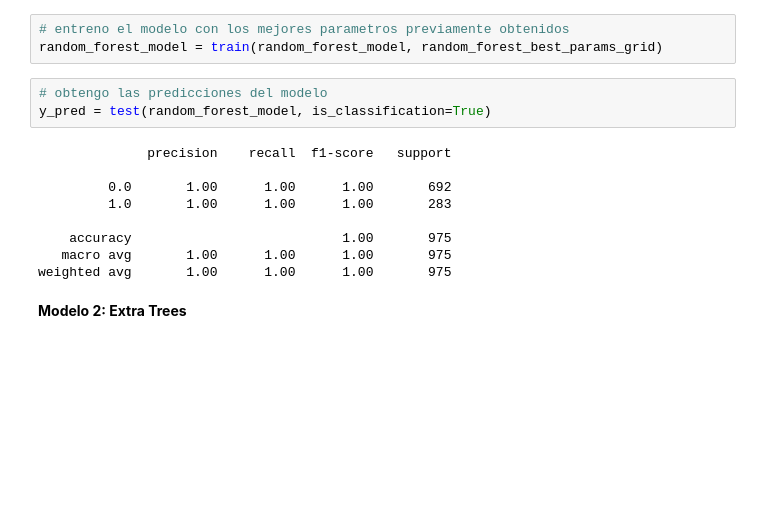
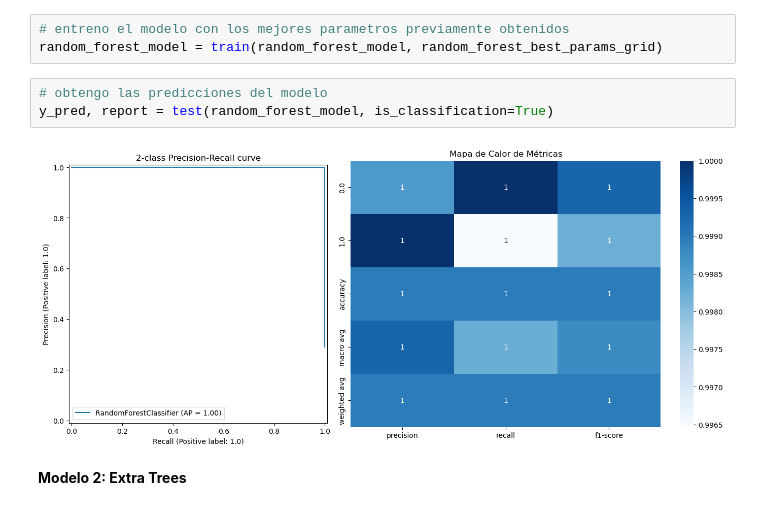
Before and after one commit to ianCristianAriel/2024-eeuu-comportamiento-consumidor, a Jupyter notebook: notebooks/5_ml.ipynb, the cells around one changed output. Cells and saved outputs as stored; diff of their text form; blank space fills up the shorter version.

```diff
--- a/notebooks/5_ml.ipynb
+++ b/notebooks/5_ml.ipynb
@@ -187,16 +281,9 @@ random_forest_best_params_grid = grid_search_function(model= random_forest_model
 random_forest_model = train(random_forest_model, random_forest_best_params_grid)
 # %%
 # obtengo las predicciones del modelo
-y_pred = test(random_forest_model, is_classification=True)
+y_pred, report = test(random_forest_model, is_classification=True)
 # %% [output]
-              precision    recall  f1-score   support
-
-         0.0       1.00      1.00      1.00       692
-         1.0       1.00      1.00      1.00       283
-
-    accuracy                           1.00       975
-   macro avg       1.00      1.00      1.00       975
-weighted avg       1.00      1.00      1.00       975
+[figure, added]
 # %% [markdown]
 **Modelo 2: Extra Trees**
 # %%
```
Also changed, not shown: parts of 27 cells of this notebook, 2 other files.
